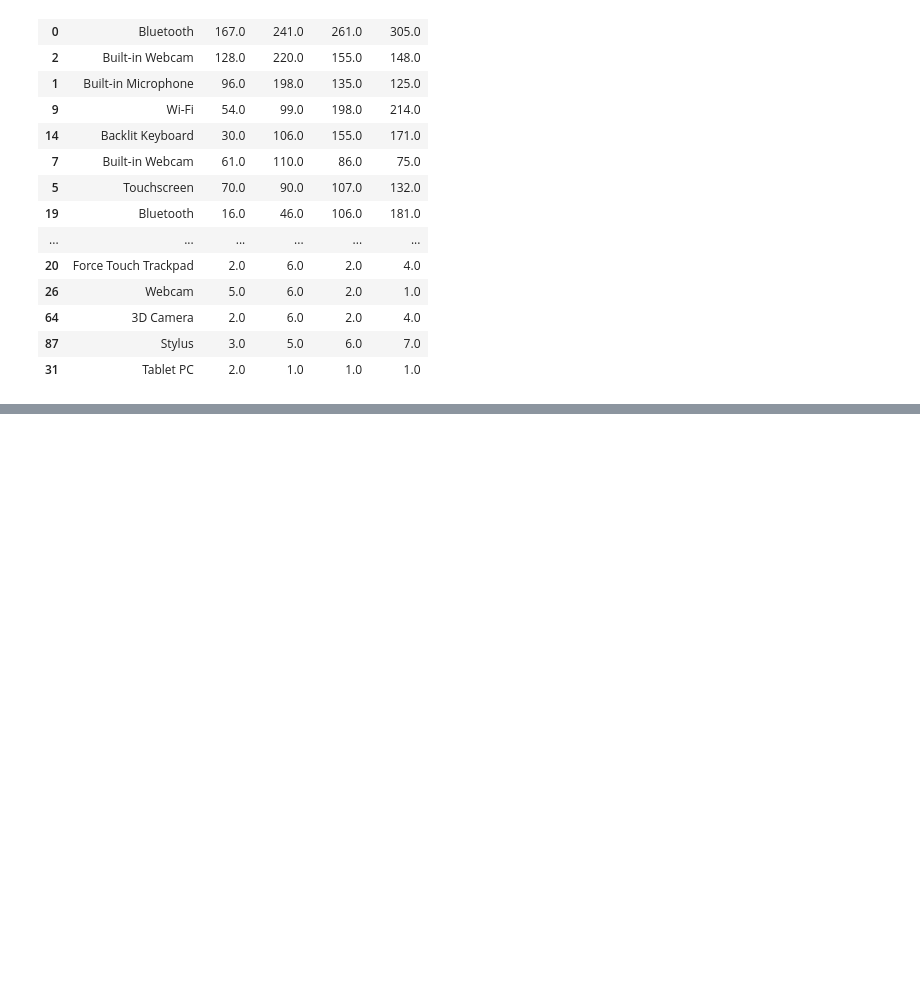
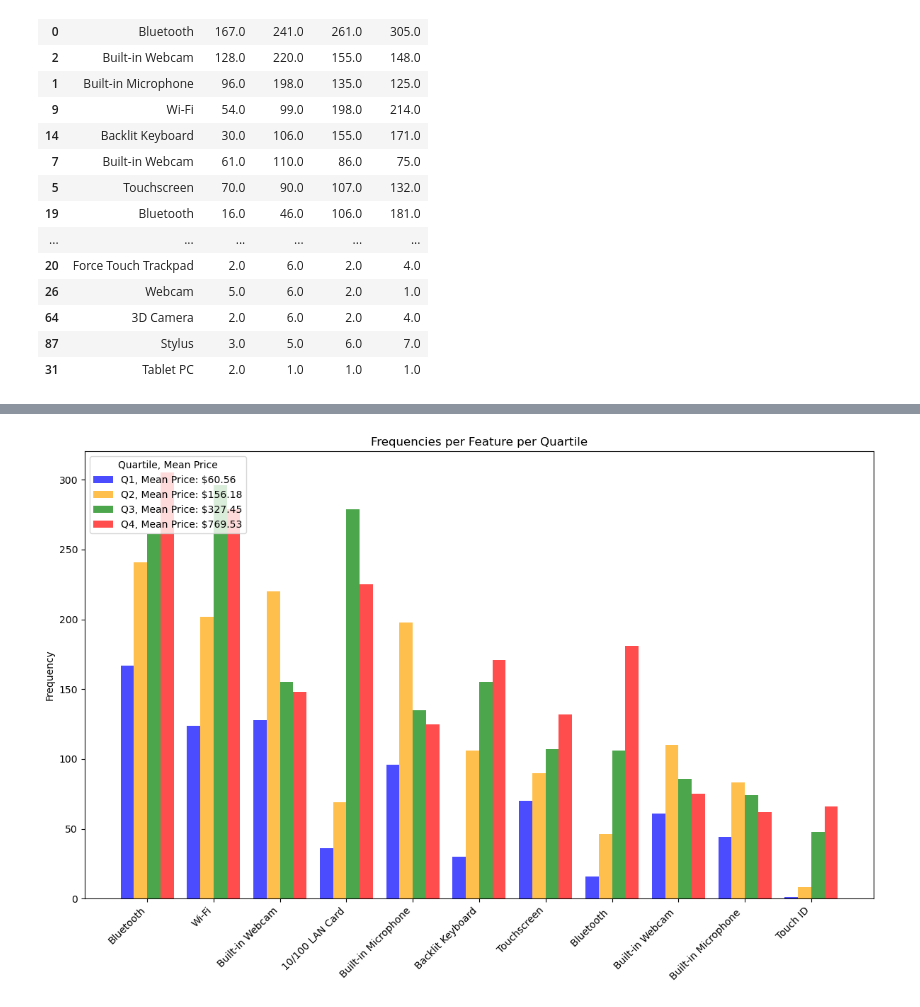
Before and after one commit to rafvrab/eBay-Laptop-Analysis, a Jupyter notebook: Notebook.ipynb, the cells around one changed output, grey strips where cells are left out. Saved outputs shown, nothing was run; the diff lists cells and outputs as text; code cells hidden in the pictures; blank space fills up the shorter version.

Commit message:
fixed mislabeled graph

```diff
--- a/Notebook.ipynb
+++ b/Notebook.ipynb
@@ -1212,0 +1242,63 @@ features_quartile_df # lists the feature and frequency of feature at each quarti
+# %%
+# Define the data
+features = ['Bluetooth', 'Wi-Fi', 'Built-in Webcam', '10/100 LAN Card', 'Built-in Microphone',
+            'Backlit Keyboard', 'Touchscreen', 'Bluetooth ', 'Built-in Webcam ', 'Built-in Microphone ', 'Touch ID']
+quartiles = ['Q1, $60.56', 'Q2, $156.18', 'Q3, $327.45', 'Q4, $769.53']
+prices = {
+    'Bluetooth': [167, 241, 261, 305],
+    'Wi-Fi': [124, 202, 296, 279],
+    'Built-in Webcam': [128, 220, 155, 148],
+    '10/100 LAN Card': [36, 69, 279, 225],
+    'Built-in Microphone': [96, 198, 135, 125],
+    'Backlit Keyboard': [30, 106, 155, 171],
+    'Touchscreen': [70, 90, 107, 132],
+    'Bluetooth ': [16, 46, 106, 181],
+    'Built-in Webcam ': [61, 110, 86, 75],
+    'Built-in Microphone ': [44, 83, 74, 62],
+    'Touch ID': [1, 8, 48, 66]
+}
+average_price = {
+    'Q1, $60.56': 60.56,
+    'Q2, $156.18': 156.18,
+    'Q3, $327.45': 327.45,
+    'Q4, $769.53': 769.53
+}
+average_frequency = {
+    'Q1, $60.56': 243.5,
+    'Q2, $156.18': 225.25,
+    'Q3, $327.45': 162.75,
+    'Q4, $769.53': 152.25
+}
+
+# Define color for each quartile
+colors = ['blue', 'orange', 'green', 'red']
+
+# Create the figure and axis objects
+fig, ax = plt.subplots(figsize=(12, 8))
+
+# Plot the frequencies per feature for each quartile
+bar_width = 0.2
+for i, feature in enumerate(features):
+    for j, quartile in enumerate(quartiles):
+        frequency = prices[feature][j]  # Corrected the variable name
+        ax.bar(i + j * bar_width, frequency, width=bar_width, color=colors[j], alpha=0.7)
+
+# Set x-axis labels and tick positions
+ax.set_xticks(np.arange(len(features)) + (len(quartiles) - 1) * bar_width / 2)
+ax.set_xticklabels(features, rotation=45, ha='right')
+
+# Set y-axis label
+ax.set_ylabel('Frequency')  # Corrected the y-axis label
+
+# Add legend with quartiles and mean prices
+legend_labels = [f'{q.split(", ")[0]}, Mean Price: ${average_price[q]}' for q in quartiles]
+ax.legend(legend_labels, title='Quartile, Mean Price', loc='upper left')
+
+# Add title
+ax.set_title('Frequencies per Feature per Quartile')  # Corrected the title
+
+# Show plot
+plt.tight_layout()
+plt.show()
+# %% [output]
+[figure, added]
```
Also changed, not shown: parts of 2 cells of this notebook.
